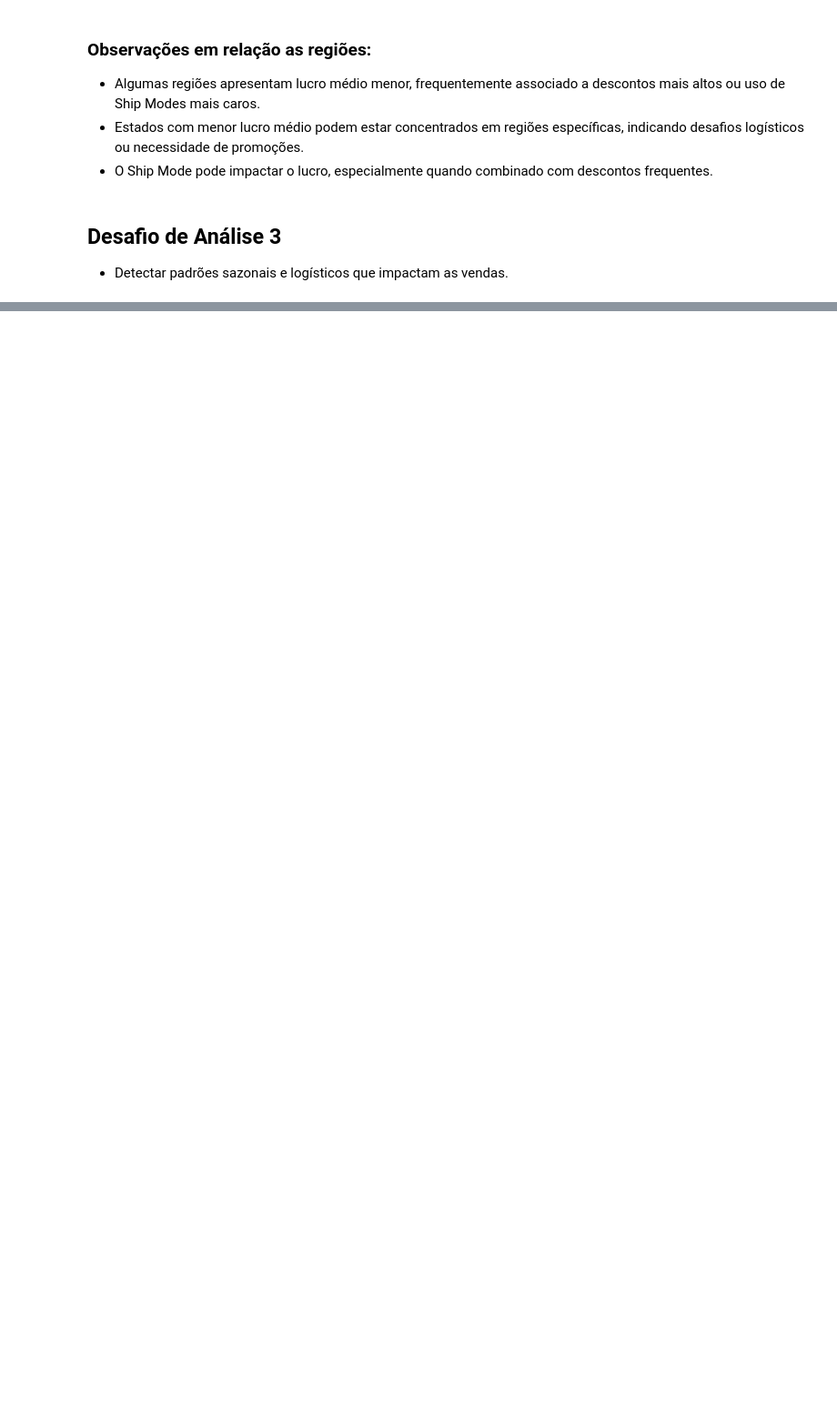
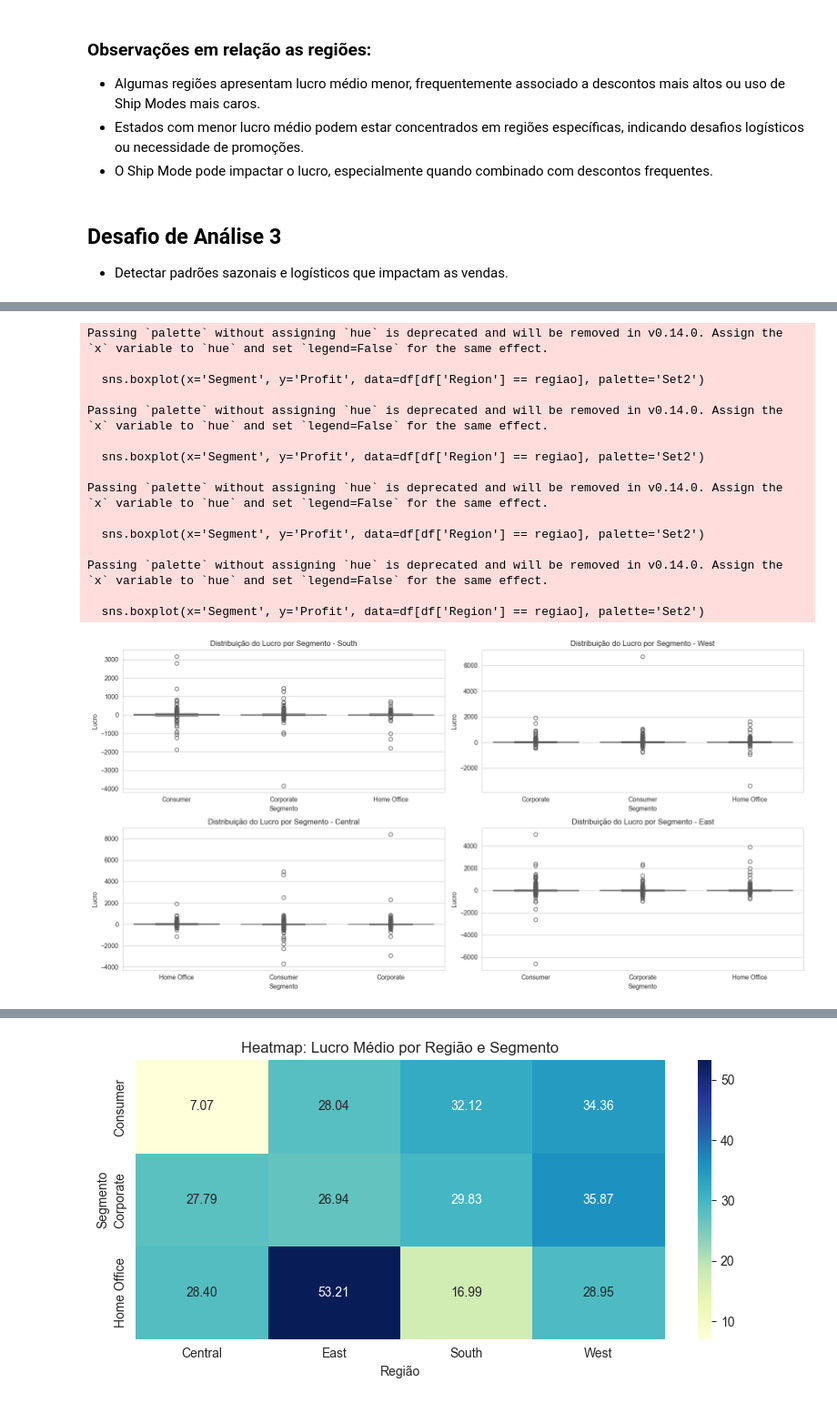
Before and after one commit to MaluAbrami/trabAnaliseDeDados, a Jupyter notebook: notebooks/Trabalho.ipynb, the cells around one changed output, grey strips where cells are left out. Shown at 91% size. Saved outputs shown, nothing was run; the diff lists cells and outputs as text; code cells hidden in the pictures; blank space fills up the shorter version.

```diff
--- a/notebooks/Trabalho.ipynb
+++ b/notebooks/Trabalho.ipynb
@@ -765,0 +791,57 @@ Região: East | Lucro médio: 32.14 | Desconto médio: 0.15
+# %%
+#Boxplot: Distribuição do lucro por Segmento em cada Região
+plt.figure(figsize=(16, 8))
+for i, regiao in enumerate(df['Region'].unique()):
+    plt.subplot(2, 2, i+1)
+    sns.boxplot(x='Segment', y='Profit', data=df[df['Region'] == regiao], palette='Set2')
+    plt.title(f'Distribuição do Lucro por Segmento - {regiao}')
+    plt.xlabel('Segmento')
+    plt.ylabel('Lucro')
+    plt.tight_layout()
+plt.show()
+
+#Gráfico de barras: Lucro médio por Segmento em cada Região
+plt.figure(figsize=(10, 6))
+sns.barplot(x='Region', y='Profit', hue='Segment', data=lucro_regiao_segmento, palette='pastel')
+plt.title('Lucro Médio por Segmento em Cada Região')
+plt.xlabel('Região')
+plt.ylabel('Lucro Médio')
+plt.legend(title='Segmento')
+plt.tight_layout()
+plt.show()
+
+#Heatmap: Lucro médio por Região e Segmento
+lucro_pivot = lucro_regiao_segmento.pivot(index='Segment', columns='Region', values='Profit')
+plt.figure(figsize=(8, 4))
+sns.heatmap(lucro_pivot, annot=True, fmt=".2f", cmap="YlGnBu")
+plt.title('Heatmap: Lucro Médio por Região e Segmento')
+plt.xlabel('Região')
+plt.ylabel('Segmento')
+plt.tight_layout()
+plt.show()
+
+#Interpretação
+print("""
+Interpretação:
+- O boxplot mostra a dispersão e presença de outliers no lucro por segmento em cada região.
+- O gráfico de barras e o heatmap evidenciam diferenças no lucro médio entre segmentos e regiões.
+- Observa-se que na região Central, o lucro médio varia mais entre segmentos, enquanto em outras regiões as diferenças são menores.
+- Isso reforça a hipótese de que o impacto do segmento no lucro depende da região, especialmente na região Central.
+""")
+# %% [output]
+Passing `palette` without assigning `hue` is deprecated and will be removed in v0.14.0. Assign the `x` variable to `hue` and set `legend=False` for the same effect.
+
+  sns.boxplot(x='Segment', y='Profit', data=df[df['Region'] == regiao], palette='Set2')
+
+Passing `palette` without assigning `hue` is deprecated and will be removed in v0.14.0. Assign the `x` variable to `hue` and set `legend=False` for the same effect.
+
+  sns.boxplot(x='Segment', y='Profit', data=df[df['Region'] == regiao], palette='Set2')
+
+Passing `palette` without assigning `hue` is deprecated and will be removed in v0.14.0. Assign the `x` variable to `hue` and set `legend=False` for the same effect.
+
+  sns.boxplot(x='Segment', y='Profit', data=df[df['Region'] == regiao], palette='Set2')
+
+Passing `palette` without assigning `hue` is deprecated and will be removed in v0.14.0. Assign the `x` variable to `hue` and set `legend=False` for the same effect.
+
+  sns.boxplot(x='Segment', y='Profit', data=df[df['Region'] == regiao], palette='Set2')
+[figure, added]
@@ -765,0 +849 @@ Região: East | Lucro médio: 32.14 | Desconto médio: 0.15
+[figure, added]
```
Also changed, not shown: parts of 18 cells of this notebook.
